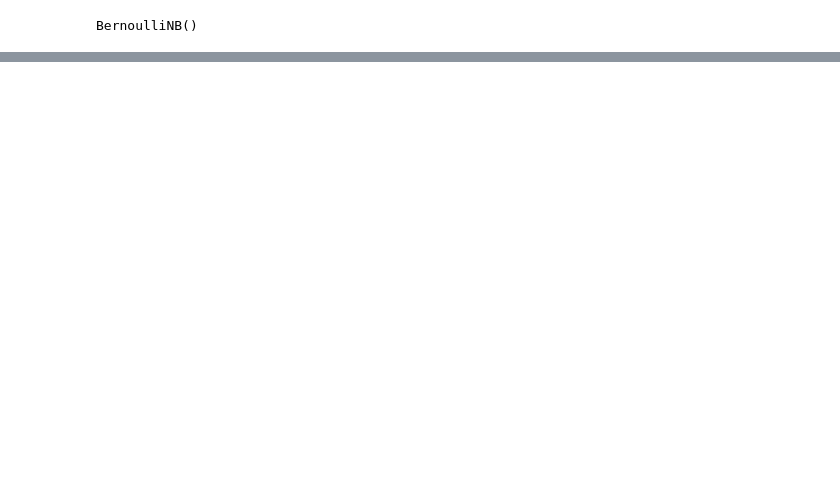
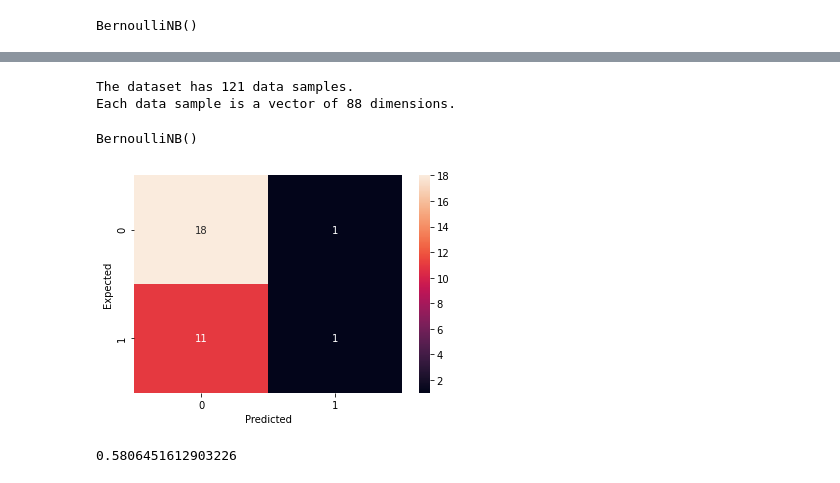
Before and after one commit to katja-kolos/intoxicat, a Jupyter notebook: baselines/baseline experiments.ipynb, the cells around one changed output, grey strips where cells are left out. Saved outputs shown, nothing was run; the diff lists cells and outputs as text; code cells hidden in the pictures; blank space fills up the shorter version.

```diff
--- a/baselines/baseline experiments.ipynb
+++ b/baselines/baseline experiments.ipynb
@@ -71,0 +113,34 @@ evaluate_classifier(nb_classifier, X_test, y_test)
+# %%
+#check that it works and print the dimensions
+print(f"The dataset has {len(train['features'])} data samples.")
+print(f"Each data sample is a vector of {len(train['features'].apply(features_to_vec)[7])} dimensions.")
+# %% [output]
+The dataset has 121 data samples.
+Each data sample is a vector of 88 dimensions.
+# %%
+label_to_idx = {"a":1, "cna":0, "na": 0}
+X_train = train['features'].apply(features_to_vec).tolist()
+y_train = [label_to_idx[x] for x in train['intoxicated']]
+
+X_test = test['features'].apply(features_to_vec).tolist()
+y_test = [label_to_idx[x] for x in test['intoxicated']]
+# %%
+def evaluate_classifier(classifier, X_test, y_test):
+    y_predicted = classifier.predict(X_test)
+    cm = confusion_matrix(y_test, y_predicted)
+    sn.heatmap(cm, annot=True, fmt='g')
+    plt.xlabel('Predicted')
+    plt.ylabel('Expected')
+# %%
+#([set([type(x) for x in y]) for y in X_train])
+X_train = np.array(X_train)
+y_train = np.array(y_train)
+# %%
+nb_classifier = naive_bayes.BernoulliNB()
+nb_classifier.fit(X_train, y_train)
+# %% [output]
+BernoulliNB()
+# %%
+evaluate_classifier(nb_classifier, X_test, y_test)
+# %% [output]
+[figure, added]
@@ -71,0 +152,7 @@ evaluate_classifier(nb_classifier, X_test, y_test)
+# %%
+knn_classifier = KNeighborsClassifier()
+knn_classifier.fit(X_train, y_train)
+accuracy = knn_classifier.score(X_test, y_test)
+accuracy
+# %% [output]
+0.5806451612903226
```
Also changed, not shown: parts of 20 cells of this notebook, 1 other file.
